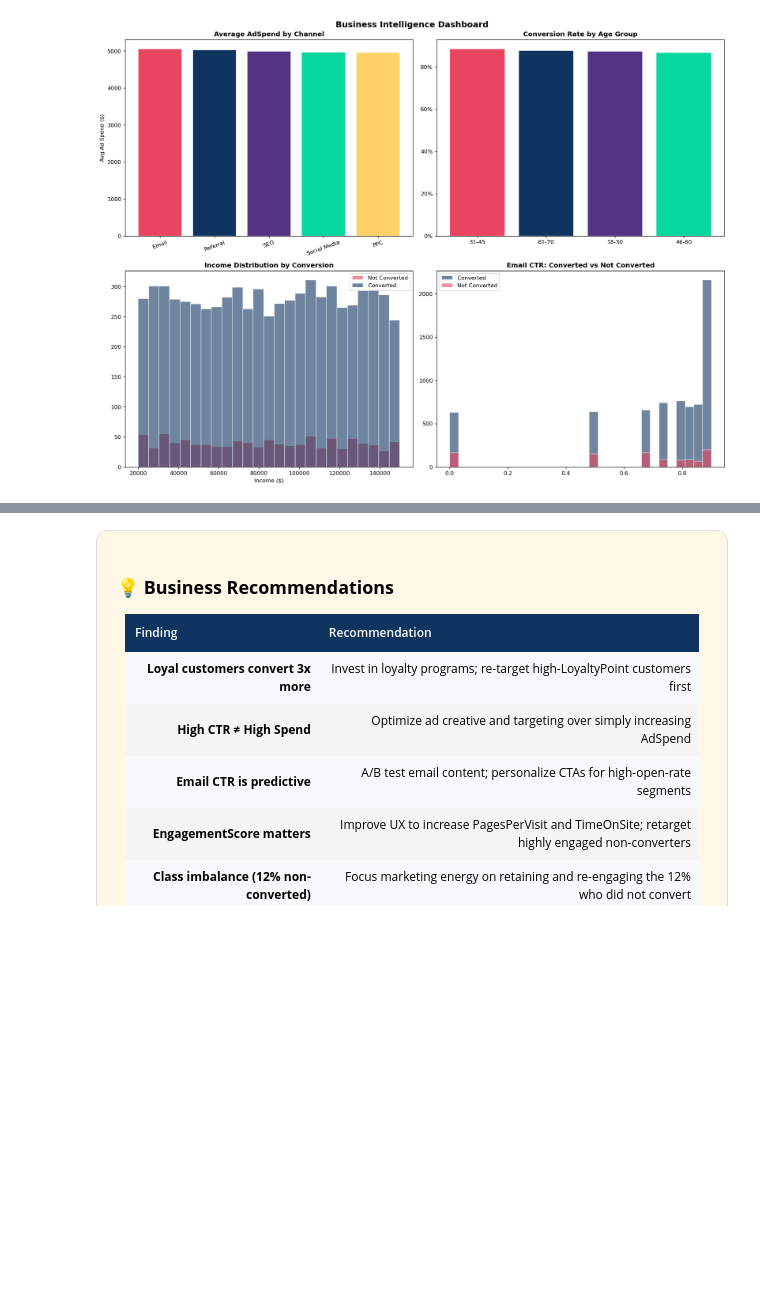
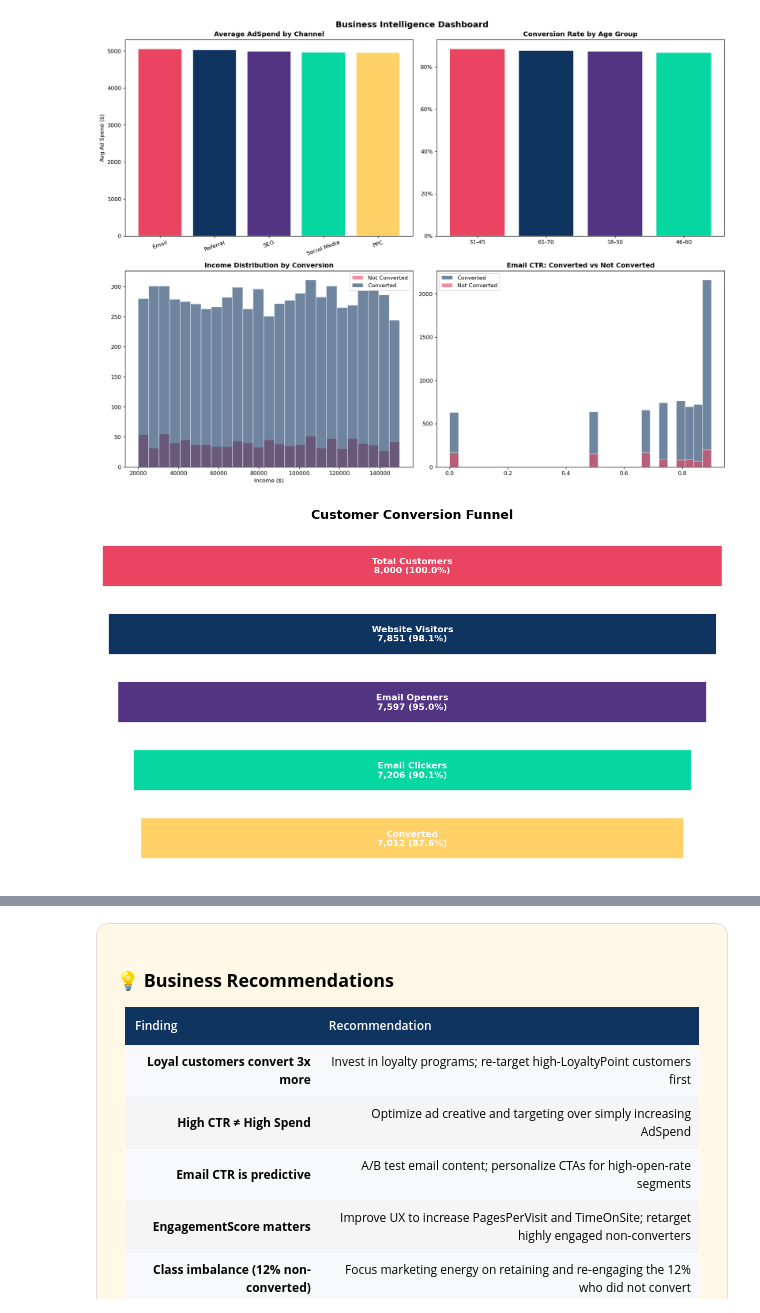
Before and after one commit to Poojaschavan97/Digital-Marketing-Campaign, a Jupyter notebook: Digital Marketing.ipynb, the cells around one changed output, grey strips where cells are left out. Saved outputs shown, nothing was run; the diff lists cells and outputs as text; code cells hidden in the pictures; blank space fills up the shorter version.

```diff
--- a/Digital Marketing.ipynb
+++ b/Digital Marketing.ipynb
@@ -602,6 +602,6 @@ df['EngagementScore']
 Name: EngagementScore, Length: 8000, dtype: float64
 # %%
 # Customer Value Score: Loyalty + purchase history
-df['CustomerValue'] = df['LoyaltyPoints']+0.6 + df['PreviousPurchases']*100*0.4
+df['CustomerValue'] = df['LoyaltyPoints']*0.6 + df['PreviousPurchases']*100*0.4
 df['CustomerValue']
 # %% [output]
@@ -983,3 +1000,37 @@ plt.tight_layout()
 plt.show()
 # %% [output]
 [figure]
+# %%
+# Conversion Funnel: Engagement drop-off from total customers to conversion
+funnel_stages = {
+    'Total Customers': len(df),
+    'Website Visitors': (df['WebsiteVisits'] > 0).sum(),
+    'Email Openers': (df['EmailOpens'] > 0).sum(),
+    'Email Clickers': (df['EmailClicks'] > 0).sum(),
+    'Converted': (df['Conversion'] == 1).sum()
+}
+
+stages = list(funnel_stages.keys())
+values = list(funnel_stages.values())
+max_val = values[0]
+
+fig, ax = plt.subplots(figsize=(10, 6))
+
+for i, (stage, val) in enumerate(zip(stages, values)):
+    width = val / max_val
+    left = (1 - width) / 2
+    ax.barh(i, width, left=left, height=0.6,
+            color=PALETTE[i % len(PALETTE)], edgecolor='white')
+    ax.text(0.5, i, f'{stage}\n{val:,} ({val/max_val:.1%})',
+            ha='center', va='center', fontsize=10, fontweight='bold', color='white')
+
+ax.set_ylim(-0.5, len(stages) - 0.5)
+ax.set_xlim(0, 1)
+ax.invert_yaxis()
+ax.axis('off')
+ax.set_title('Customer Conversion Funnel', fontsize=14, fontweight='bold', pad=15)
+
+plt.tight_layout()
+plt.show()
+# %% [output]
+[figure, added]
```
Also changed, not shown: parts of 18 cells of this notebook, 1 other file.
